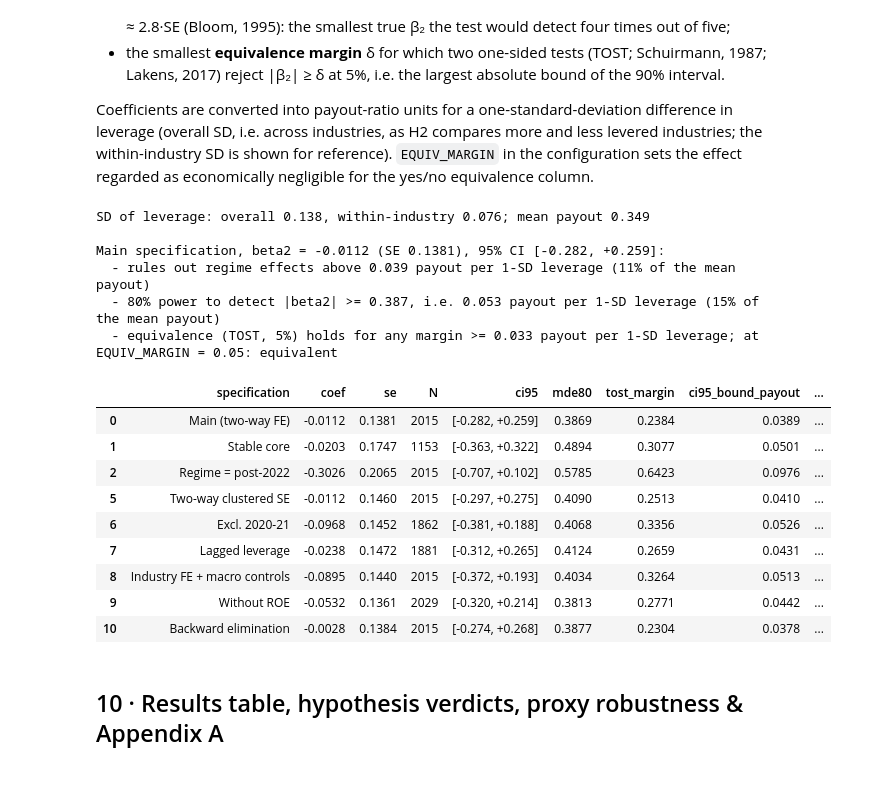
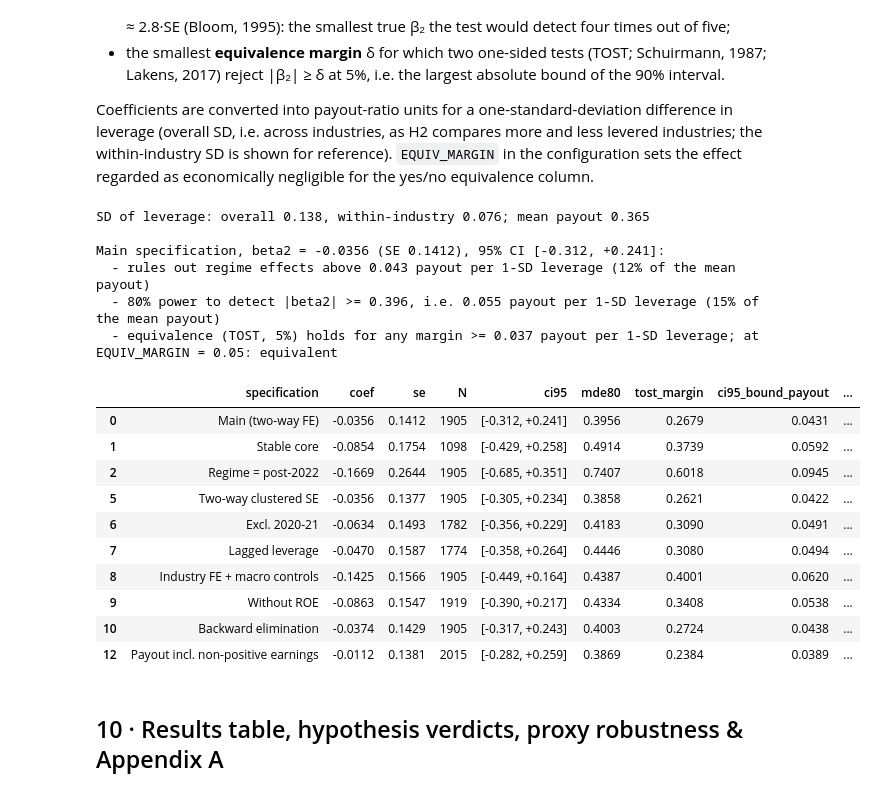
Before and after one commit to MilanKalajdzic/Master-Thesis, a Jupyter notebook: thesis_analysis.ipynb, the cells around one changed output. Cells and saved outputs as stored; diff of their text form; code cells hidden in the pictures.

```diff
--- a/thesis_analysis.ipynb
+++ b/thesis_analysis.ipynb
@@ -217,12 +221,13 @@ def load_year(year):
             f["div_usd"] = pd.to_numeric(fc[dcol], errors="coerce")   # $m, used for checks and §8b
         if ni:
             f["ni_usd"] = pd.to_numeric(fc[ni], errors="coerce")
+        def _den(col):                                  # denominator; <= 0 -> undefined ratio
+            s = pd.to_numeric(fc[col], errors="coerce")
+            return s.where(s > 0) if POSITIVE_DENOMINATORS else s.replace(0, np.nan)
         if dcol and fcol:
-            f["div_to_fcfe"] = (pd.to_numeric(fc[dcol], errors="coerce")
-                                / pd.to_numeric(fc[fcol], errors="coerce").replace(0, np.nan))
+            f["div_to_fcfe"] = pd.to_numeric(fc[dcol], errors="coerce") / _den(fcol)
         if tot and ni:
-            f["totpayout_ni"] = (pd.to_numeric(fc[tot], errors="coerce")
-                                 / pd.to_numeric(fc[ni], errors="coerce").replace(0, np.nan))
+            f["totpayout_ni"] = pd.to_numeric(fc[tot], errors="coerce") / _den(ni)
         out = out.merge(f, on="industry", how="left")
     if year in SOURCES["capex"]:
         cx = read_industry_sheet(SOURCES["capex"][year])
@@ -348,6 +353,15 @@ print(f"divfcfe vs divfund agreement below {CROSSFILE_MIN_AGREE:.0%} in {DIVFCFE
 panel.loc[panel["year"].isin(DIVFCFE_BAD_YEARS), ["div_to_fcfe", "totpayout_ni"]] = np.nan
 panel = panel.drop(columns=["div_usd", "ni_usd"])   # dollar levels stay in `raw` (summed where needed, §8b)
 
+# Payout ratio = dividends / earnings is undefined when earnings are not positive (ROE <= 0). Damodaran still
+# reports a value there (median about 0.003 although these industries pay dividends), so it is set to missing.
+panel["payout_all"] = panel["payout"]              # as reported, for the robustness check in §9
+if POSITIVE_DENOMINATORS:
+    _neg = panel["roe"] <= 0
+    print(f"Payout set to missing where ROE <= 0 (earnings not positive): "
+          f"{int((_neg & panel['payout'].notna()).sum())} obs")
+    panel.loc[_neg, "payout"] = np.nan
+
 if TANGIBILITY_PROXY in DEPREC_PROXIES:
     brk = panel["year"].isin(TANG_BREAK_YEARS)
     print(f"Tangibility set to missing in {TANG_BREAK_YEARS} (depreciation break): "
@@ -355,7 +369,7 @@ if TANGIBILITY_PROXY in DEPREC_PROXIES:
     panel.loc[brk, "tangibility"] = np.nan
 
 panel = winsorize(panel, [c for c in
-        ["payout", "div_to_fcfe", "totpayout_ni", "lev", "roe", "tax", "tangibility"] if c in panel])
+        ["payout", "payout_all", "div_to_fcfe", "totpayout_ni", "lev", "roe", "tax", "tangibility"] if c in panel])
 
 # persistence / stable core (Appendix B)
 persist = panel.groupby("industry")["year"].nunique().sort_values(ascending=False)
@@ -938,7 +958,8 @@ robust["noROE"] = fit_panel(panel, "payout", ["lev", "lev_x_high", "tax", "size"
                             title="Interaction without ROE")
 if robust.get("div_to_fcfe") is not None and "roe" in robust["div_to_fcfe"].params:
     r_ = robust["div_to_fcfe"]
-    print(f"ROE with Dividends/FCFE as DV (no net income in the ratio): "
+    print(f"ROE with Dividends/FCFE as DV (FCFE also contains net income, so this does not "
+          f"separate the mechanical link from an economic one): "
           f"{r_.params['roe']:+.3f} (p={r_.pvalues['roe']:.3f})")
 
 # (i) Backward elimination a posteriori: repeatedly drop the least significant CONTROL with p > 0.05.
@@ -960,6 +981,11 @@ if "res_h3" in globals():
     print("\n>>> H3 in the stable core")
     robust["H3_core"] = fit_panel(panel[panel.in_core], "payout", H3_REGS + BASE_CONTROLS,
                                   title="H3: stable core")
+
+# (k) payout as reported, including industry-years with non-positive earnings
+print("\n>>> Payout as reported, including industry-years with ROE <= 0")
+robust["payout_all"] = fit_panel(panel, "payout_all", ["lev", "lev_x_high"] + BASE_CONTROLS,
+                                 title="DV = payout as reported (incl. ROE <= 0)")
 # %% [output]
 >>> Stable core (industries present >= MIN_YEARS_CORE years)
 === Stable core (46 industries) ===
@@ -985,7 +1011,8 @@ KEY = {"lagged": "lev_lag_x_high", "H3_core": "lev_x_high_x_tang"}
 LABEL = {"core": "Stable core", "post2022": "Regime = post-2022", "div_to_fcfe": "DV = Dividends/FCFE",
          "totpayout_ni": "DV = (Div+Buybacks)/NI", "twoway": "Two-way clustered SE", "noCovid": "Excl. 2020-21",
          "lagged": "Lagged leverage", "indFE_macro": "Industry FE + macro controls",
-         "noROE": "Without ROE", "elimination": "Backward elimination", "H3_core": "H3 triple term, stable core"}
+         "noROE": "Without ROE", "elimination": "Backward elimination",
+         "payout_all": "Payout incl. non-positive earnings", "H3_core": "H3 triple term, stable core"}
 rows = [{"specification": "Main (two-way FE)", "term": "lev_x_high",
          "coef": res_int.params["lev_x_high"], "se": res_int.std_errors["lev_x_high"],
          "p": res_int.pvalues["lev_x_high"], "N": int(res_int.nobs)}]
@@ -1037,48 +1065,49 @@ SD_LEV_W = float(sd_decomp.loc["lev", "sd_within"])    # within industries (refe
 MEAN_PAYOUT = float(panel["payout"].mean())
 
 PAYOUT_SPECS = ["Main (two-way FE)", "Stable core", "Regime = post-2022", "Two-way clustered SE",
                 "Excl. 2020-21", "Lagged leverage", "Industry FE + macro controls", "Without ROE",
-                "Backward elimination"]
+                "Backward elimination", "Payout incl. non-positive earnings"]
 pw = rob_tbl[rob_tbl["specification"].isin(PAYOUT_SPECS)][["specification", "coef", "se", "N"]].copy()
 lo95, hi95 = pw["coef"] - Z95 * pw["se"], pw["coef"] + Z95 * pw["se"]
 pw["ci95"] = [f"[{a:+.3f}, {b:+.3f}]" for a, b in zip(lo95, hi95)]
 pw["mde80"] = (Z95 + Z80) * pw["se"]                                    # Bloom (1995)
 pw["tost_margin"] = np.maximum((pw["coef"] - Z90 * pw["se"]).abs(), (pw["coef"] + Z90 * pw["se"]).abs())
 pw["ci95_bound_payout"] = np.maximum(lo95.abs(), hi95.abs()) * SD_LEV   # largest effect not rejected
 pw["mde80_payout"] = pw["mde80"] * SD_LEV
 pw["tost_margin_payout"] = pw["tost_margin"] * SD_LEV
 pw["ci95_bound_payout_within"] = np.maximum(lo95.abs(), hi95.abs()) * SD_LEV_W
 pw["equivalent_at_margin"] = pw["tost_margin_payout"] <= EQUIV_MARGIN
 power_tbl = pw.round(4)
 power_tbl.to_csv(OUTDIR / "tab_power_bounds.csv", index=False)
 
 m = power_tbl.iloc[0]
 print(f"SD of leverage: overall {SD_LEV:.3f}, within-industry {SD_LEV_W:.3f}; mean payout {MEAN_PAYOUT:.3f}\n")
 print(f"Main specification, beta2 = {m.coef:+.4f} (SE {m.se:.4f}), 95% CI {m.ci95}:")
 print(f"  - rules out regime effects above {m.ci95_bound_payout:.3f} payout per 1-SD leverage "
       f"({m.ci95_bound_payout / MEAN_PAYOUT:.0%} of the mean payout)")
 print(f"  - 80% power to detect |beta2| >= {m.mde80:.3f}, i.e. {m.mde80_payout:.3f} payout per 1-SD leverage "
       f"({m.mde80_payout / MEAN_PAYOUT:.0%} of the mean payout)")
 print(f"  - equivalence (TOST, 5%) holds for any margin >= {m.tost_margin_payout:.3f} payout per 1-SD leverage; "
       f"at EQUIV_MARGIN = {EQUIV_MARGIN}: {'equivalent' if m.equivalent_at_margin else 'not shown'}\n")
 power_tbl
 # %% [output]
-SD of leverage: overall 0.138, within-industry 0.076; mean payout 0.349
+SD of leverage: overall 0.138, within-industry 0.076; mean payout 0.365
 
-Main specification, beta2 = -0.0112 (SE 0.1381), 95% CI [-0.282, +0.259]:
-  - rules out regime effects above 0.039 payout per 1-SD leverage (11% of the mean payout)
-  - 80% power to detect |beta2| >= 0.387, i.e. 0.053 payout per 1-SD leverage (15% of the mean payout)
-  - equivalence (TOST, 5%) holds for any margin >= 0.033 payout per 1-SD leverage; at EQUIV_MARGIN = 0.05: equivalent
+Main specification, beta2 = -0.0356 (SE 0.1412), 95% CI [-0.312, +0.241]:
+  - rules out regime effects above 0.043 payout per 1-SD leverage (12% of the mean payout)
+  - 80% power to detect |beta2| >= 0.396, i.e. 0.055 payout per 1-SD leverage (15% of the mean payout)
+  - equivalence (TOST, 5%) holds for any margin >= 0.037 payout per 1-SD leverage; at EQUIV_MARGIN = 0.05: equivalent
 |  | specification | coef | se | N | ci95 | mde80 | tost_margin | ci95_bound_payout | ... |
-| 0 | Main (two-way FE) | -0.0112 | 0.1381 | 2015 | [-0.282, +0.259] | 0.3869 | 0.2384 | 0.0389 | ... |
-| 1 | Stable core | -0.0203 | 0.1747 | 1153 | [-0.363, +0.322] | 0.4894 | 0.3077 | 0.0501 | ... |
-| 2 | Regime = post-2022 | -0.3026 | 0.2065 | 2015 | [-0.707, +0.102] | 0.5785 | 0.6423 | 0.0976 | ... |
-| 5 | Two-way clustered SE | -0.0112 | 0.1460 | 2015 | [-0.297, +0.275] | 0.4090 | 0.2513 | 0.0410 | ... |
-| 6 | Excl. 2020-21 | -0.0968 | 0.1452 | 1862 | [-0.381, +0.188] | 0.4068 | 0.3356 | 0.0526 | ... |
-| 7 | Lagged leverage | -0.0238 | 0.1472 | 1881 | [-0.312, +0.265] | 0.4124 | 0.2659 | 0.0431 | ... |
-| 8 | Industry FE + macro controls | -0.0895 | 0.1440 | 2015 | [-0.372, +0.193] | 0.4034 | 0.3264 | 0.0513 | ... |
-| 9 | Without ROE | -0.0532 | 0.1361 | 2029 | [-0.320, +0.214] | 0.3813 | 0.2771 | 0.0442 | ... |
-| 10 | Backward elimination | -0.0028 | 0.1384 | 2015 | [-0.274, +0.268] | 0.3877 | 0.2304 | 0.0378 | ... |
+| 0 | Main (two-way FE) | -0.0356 | 0.1412 | 1905 | [-0.312, +0.241] | 0.3956 | 0.2679 | 0.0431 | ... |
+| 1 | Stable core | -0.0854 | 0.1754 | 1098 | [-0.429, +0.258] | 0.4914 | 0.3739 | 0.0592 | ... |
+| 2 | Regime = post-2022 | -0.1669 | 0.2644 | 1905 | [-0.685, +0.351] | 0.7407 | 0.6018 | 0.0945 | ... |
+| 5 | Two-way clustered SE | -0.0356 | 0.1377 | 1905 | [-0.305, +0.234] | 0.3858 | 0.2621 | 0.0422 | ... |
+| 6 | Excl. 2020-21 | -0.0634 | 0.1493 | 1782 | [-0.356, +0.229] | 0.4183 | 0.3090 | 0.0491 | ... |
+| 7 | Lagged leverage | -0.0470 | 0.1587 | 1774 | [-0.358, +0.264] | 0.4446 | 0.3080 | 0.0494 | ... |
+| 8 | Industry FE + macro controls | -0.1425 | 0.1566 | 1905 | [-0.449, +0.164] | 0.4387 | 0.4001 | 0.0620 | ... |
+| 9 | Without ROE | -0.0863 | 0.1547 | 1919 | [-0.390, +0.217] | 0.4334 | 0.3408 | 0.0538 | ... |
+| 10 | Backward elimination | -0.0374 | 0.1429 | 1905 | [-0.317, +0.243] | 0.4003 | 0.2724 | 0.0438 | ... |
+| 12 | Payout incl. non-positive earnings | -0.0112 | 0.1381 | 2015 | [-0.282, +0.259] | 0.3869 | 0.2384 | 0.0389 | ... |
 # %% [markdown]
 ## 10 · Results table, hypothesis verdicts, proxy robustness & Appendix A
 # %%
```
Also changed, not shown: parts of 24 cells of this notebook, 18 other files.
